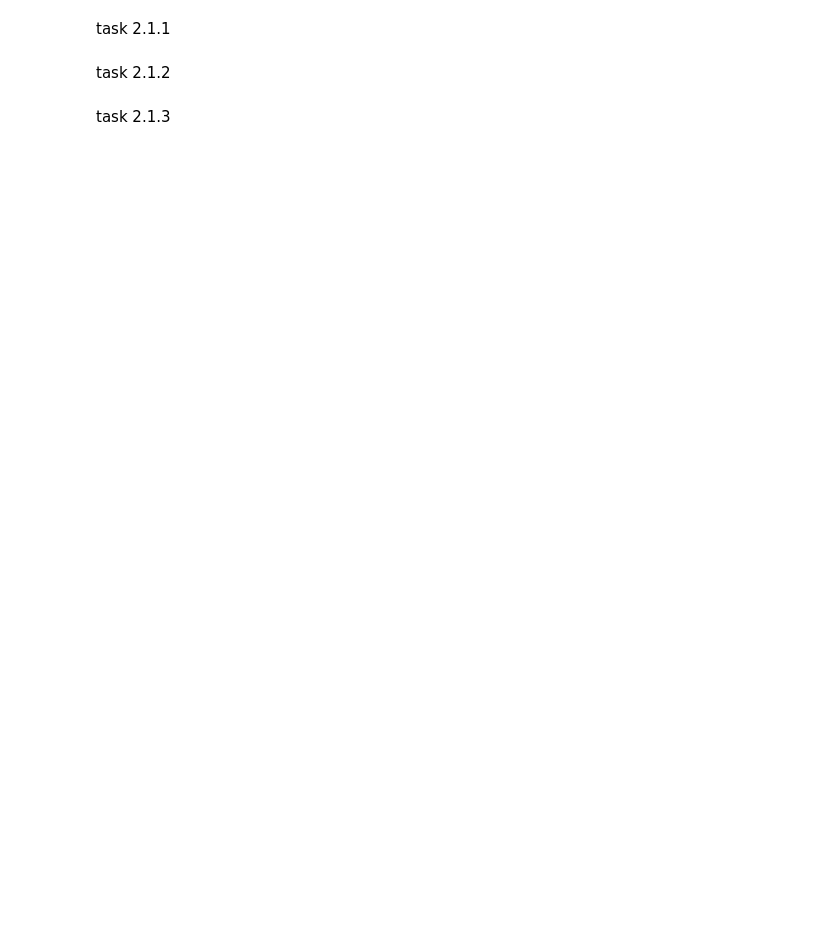
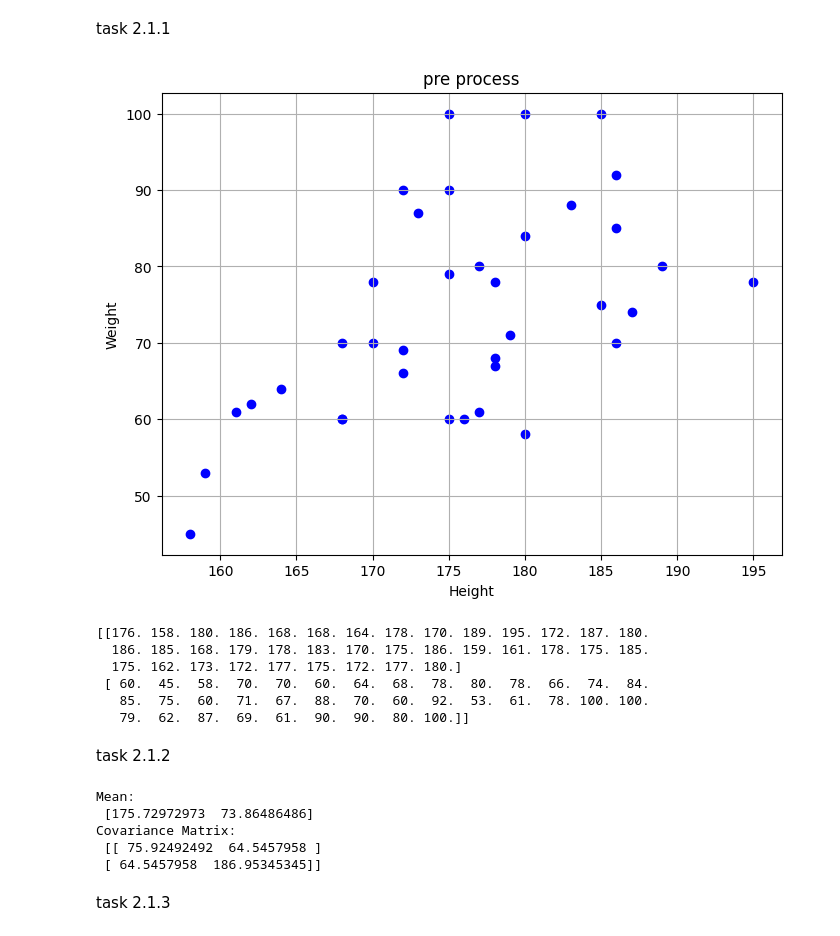
Before and after one commit to FreddieHorn/PoML, a Jupyter notebook: sheet02/PoML_Sheet02.ipynb, the cells around one changed output. Cells and saved outputs as stored; diff of their text form; code cells hidden in the pictures; blank space fills up the shorter version.

```diff
--- a/sheet02/PoML_Sheet02.ipynb
+++ b/sheet02/PoML_Sheet02.ipynb
@@ -19,4 +29,27 @@ The aliases was originally deprecated in NumPy 1.20; for more details and guidan
 # %% [markdown]
 task 2.1.1
+# %%
+def pre_process(w, h):
+    X = []
+    for weight, height in zip(w, h):
+        if(weight!=-1):
+            X.append(np.array([height, weight]))
+
+    return np.array(X).T
+
+X = pre_process(w, h)
+# %%
+plot_data(X[0,:],X[1,:],'pre process')
+# %% [output]
+[figure, added]
+# %%
+print(X)
+# %% [output]
+[[176. 158. 180. 186. 168. 168. 164. 178. 170. 189. 195. 172. 187. 180.
+  186. 185. 168. 179. 178. 183. 170. 175. 186. 159. 161. 178. 175. 185.
+  175. 162. 173. 172. 177. 175. 172. 177. 180.]
+ [ 60.  45.  58.  70.  70.  60.  64.  68.  78.  80.  78.  66.  74.  84.
+   85.  75.  60.  71.  67.  88.  70.  60.  92.  53.  61.  78. 100. 100.
+   79.  62.  87.  69.  61.  90.  90.  80. 100.]]
 # %% [markdown]
 task 2.1.2
@@ -23,2 +62,13 @@ task 2.1.2
+# %%
+mean, covariance = ML_bivariate_Gaussian(X)
+
+print("Mean:\n", mean)
+print("Covariance Matrix:\n", covariance)
+# %% [output]
+Mean:
+ [175.72972973  73.86486486]
+Covariance Matrix:
+ [[ 75.92492492  64.5457958 ]
+ [ 64.5457958  186.95345345]]
 # %% [markdown]
 task 2.1.3
```
Also changed, not shown: parts of 32 cells of this notebook, 1 other file.
